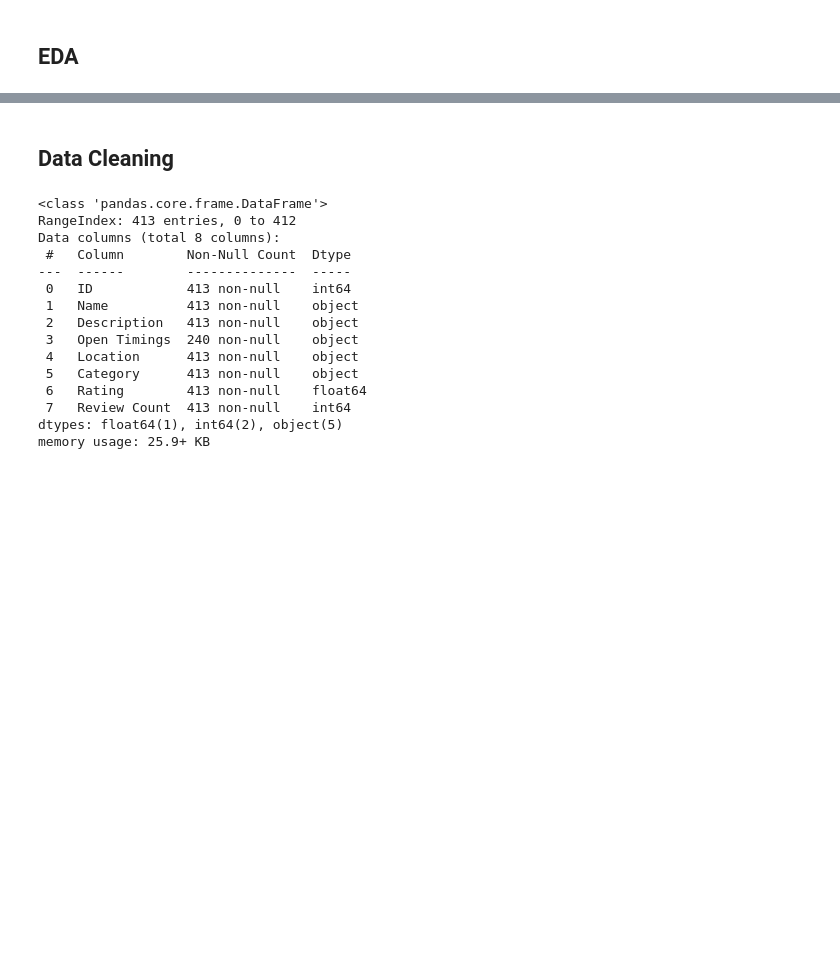
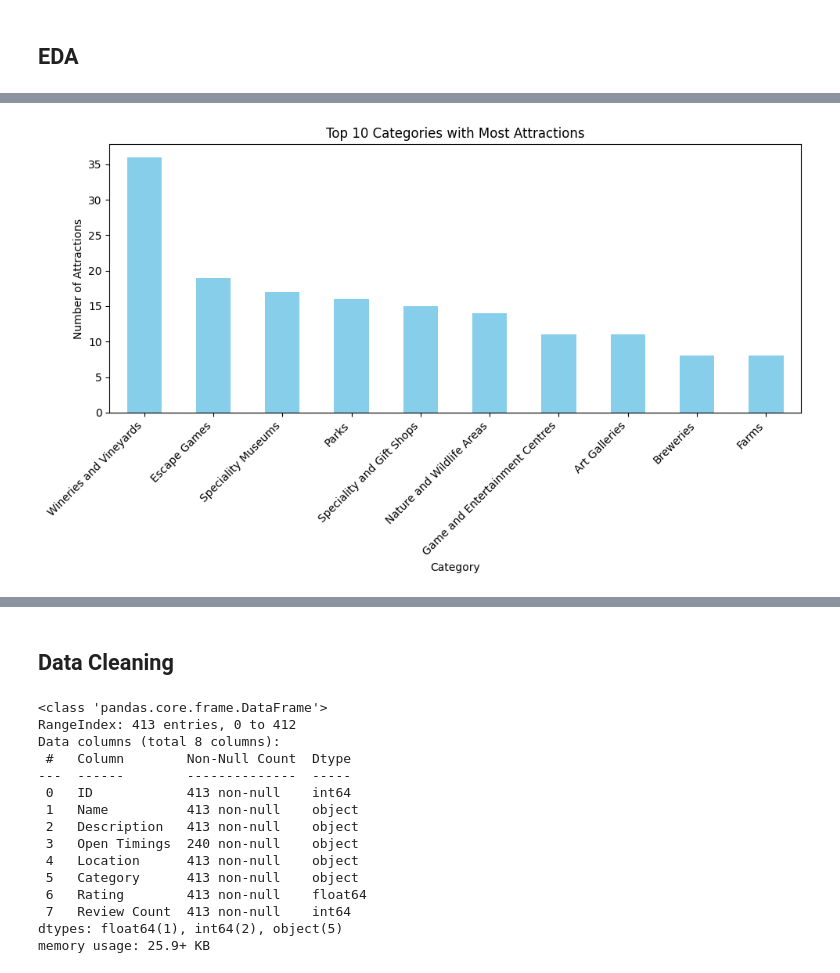
Before and after one commit to bhumikar12/Hidden-Gems-of-Ontario, a Jupyter notebook: Hidden-Gems-Of-Ontario.ipynb, the cells around one changed output, grey strips where cells are left out. Cells and saved outputs as stored; diff of their text form; code cells hidden in the pictures; blank space fills up the shorter version.

```diff
--- a/Hidden-Gems-Of-Ontario.ipynb
+++ b/Hidden-Gems-Of-Ontario.ipynb
@@ -24,0 +41,18 @@ df_attractions.head()
+# %%
+# Group attractions by category and count the number of attractions in each category
+category_counts = df_attractions['Category'].value_counts()
+
+# Sort the categories based on the number of attractions in descending order and select the top 10
+top_categories = category_counts.head(10)
+
+# Plot the top 10 categories
+plt.figure(figsize=(10, 6))
+top_categories.plot(kind='bar', color='skyblue')
+plt.title('Top 10 Categories with Most Attractions')
+plt.xlabel('Category')
+plt.ylabel('Number of Attractions')
+plt.xticks(rotation=45, ha='right')
+plt.tight_layout()
+plt.show()
+# %% [output]
+[figure, added]
```
Also changed, not shown: parts of 5 cells of this notebook, 1 other file.
